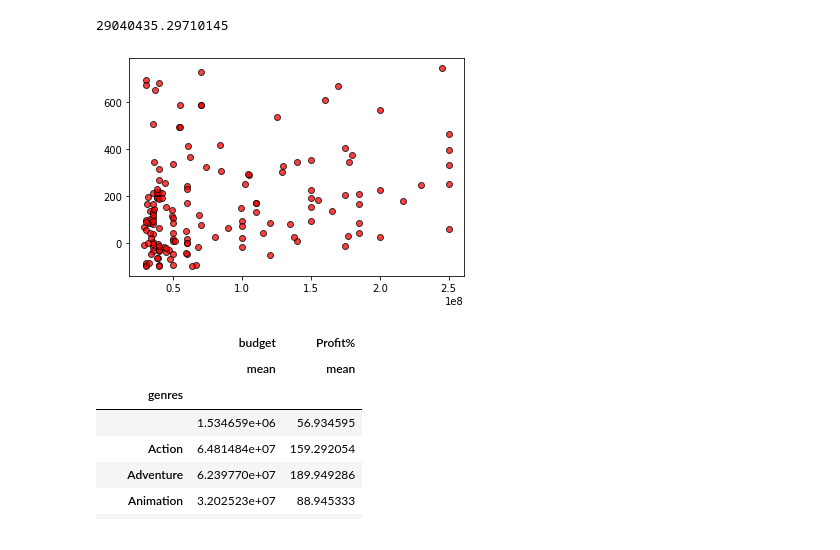
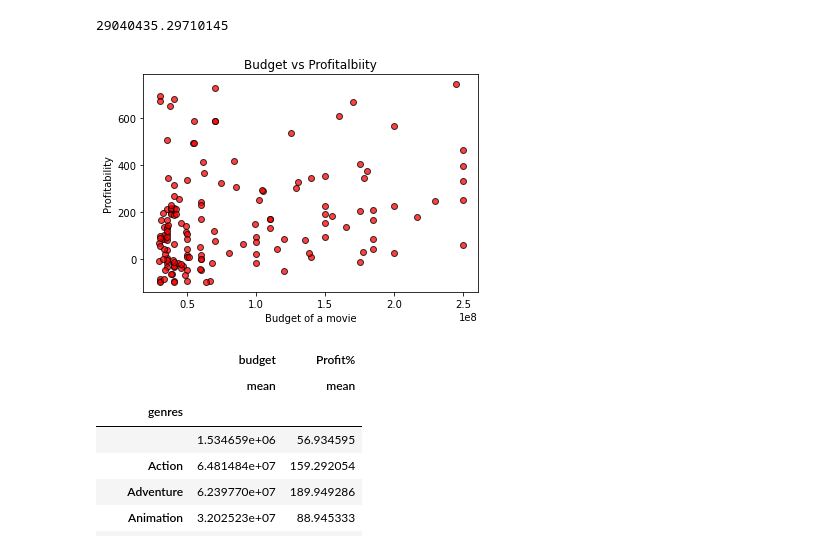
Before and after one commit to cassfolk/UCI-Project-1-Group-3, a Jupyter notebook: Import Data/Analysis_Arpi.ipynb, the cells around one changed output. Saved outputs shown, nothing was run; the diff lists cells and outputs as text; code cells hidden in the pictures.

```diff
--- a/Import Data/Analysis_Arpi.ipynb
+++ b/Import Data/Analysis_Arpi.ipynb
@@ -139,15 +182,15 @@ df1["budget"].mean()
 # %% [output]
 29040435.29710145
 # %%
-#movies under certain budget or over certain budget
+#movies under certain budget or over certain budget-just playing around
 df3=df1.loc[(df1['budget']>=29000000)]
 x_axis=df3['budget']
 y_axis=df3['Profit%']
 plt.scatter(x_axis, y_axis, marker="o", facecolors="red", edgecolors="black", alpha=0.75)
-plt.xlabel=("Budget of a movie")
-plt.ylabel=("Profitability")
-plt.title=("Budget vs Profitalbiity")
+plt.xlabel("Budget of a movie")
+plt.ylabel("Profitability")
+plt.title("Budget vs Profitalbiity")
 plt.show()
 # %% [output]
-[figure, old version]
+[figure, new version]
 # %%
```
Also changed, not shown: parts of 7 cells of this notebook, 3 other files.
